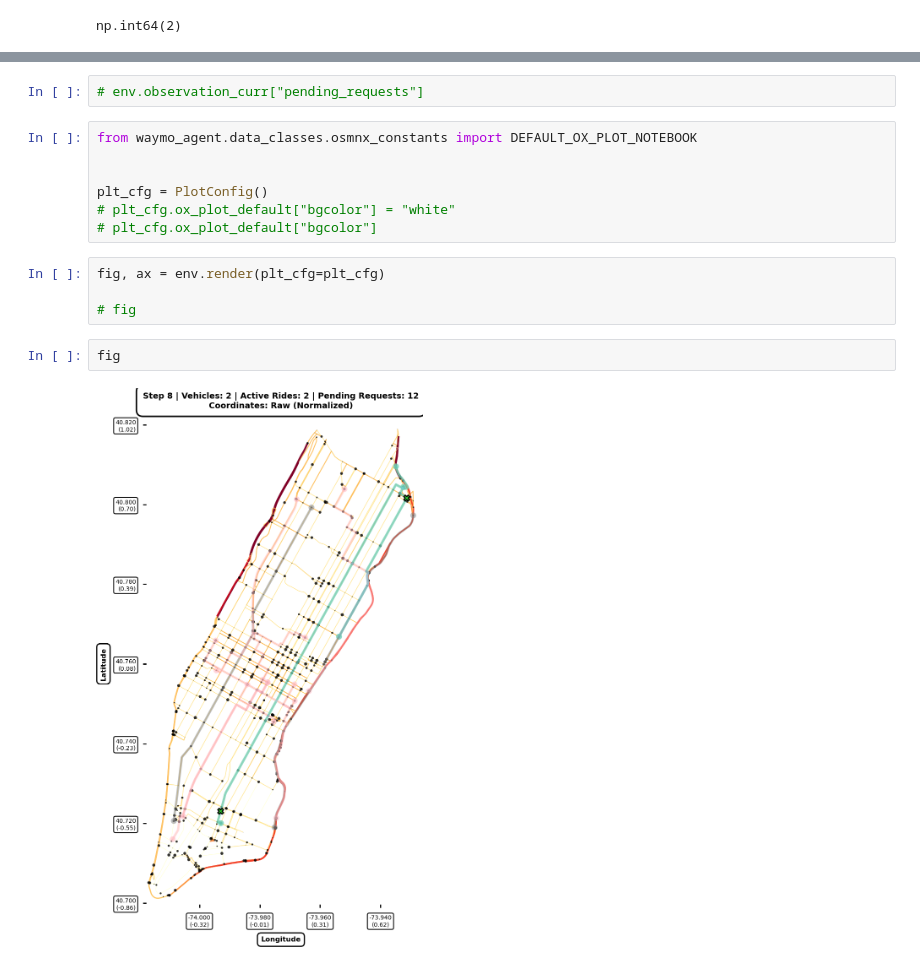
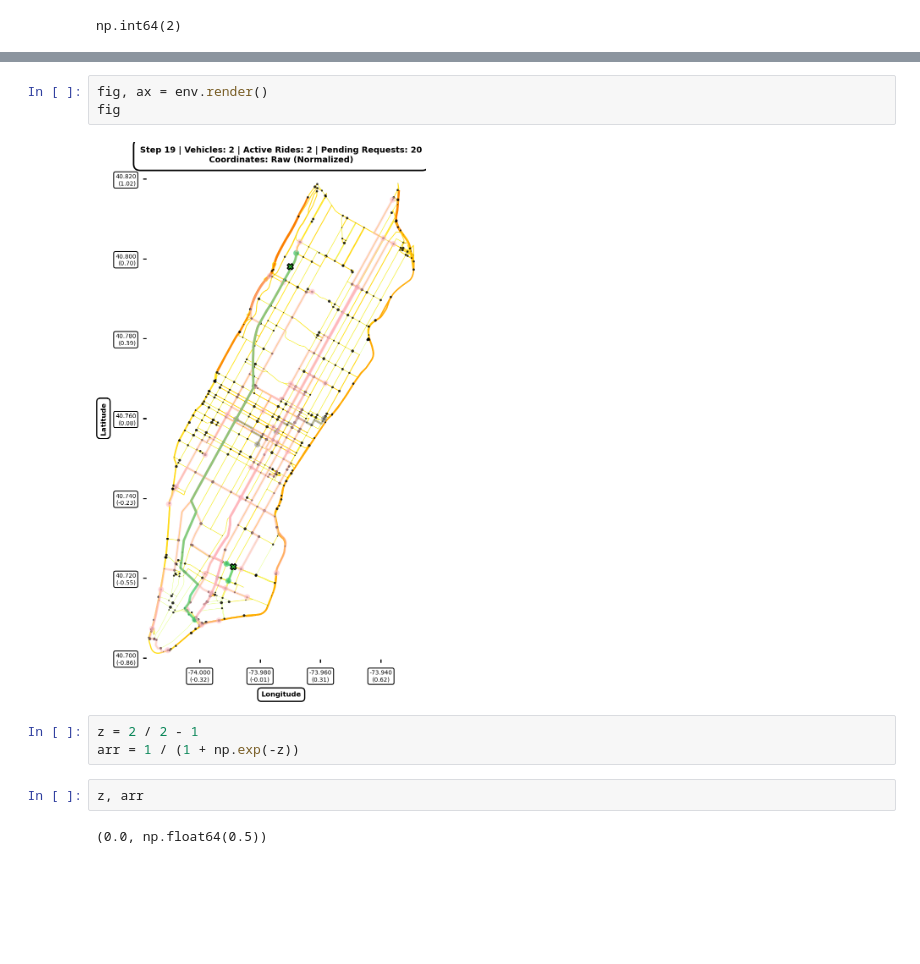
Before and after one commit to akseldkw07/Waymo-Agent, a Jupyter notebook: notebooks/mixin/transition_model.ipynb, the cells around one changed output, grey strips where cells are left out. Drawn from its saved outputs; the diff is of its cells as text; blank space fills up the shorter version.

```diff
--- a/notebooks/mixin/transition_model.ipynb
+++ b/notebooks/mixin/transition_model.ipynb
@@ -102,17 +188,12 @@ dtt([req.f_plot_route(plt_cfg), req], n=7, how="head")
-# %%
-# env.observation_curr["pending_requests"]
-# %%
-from waymo_agent.data_classes.osmnx_constants import DEFAULT_OX_PLOT_NOTEBOOK
-
-
-plt_cfg = PlotConfig()
-# plt_cfg.ox_plot_default["bgcolor"] = "white"
-# plt_cfg.ox_plot_default["bgcolor"]
 # %%
-fig, ax = env.render(plt_cfg=plt_cfg)
-
-# fig
+fig, ax = env.render()
+fig
+# %% [output]
+[figure, added]
-# %%
-fig
-# %% [output]
-[figure, removed]
+# %%
+z = 2 / 2 - 1
+arr = 1 / (1 + np.exp(-z))
+# %%
+z, arr
+# %% [output]
+(0.0, np.float64(0.5))
```
Also changed, not shown: parts of 15 cells of this notebook, 11 other files.
